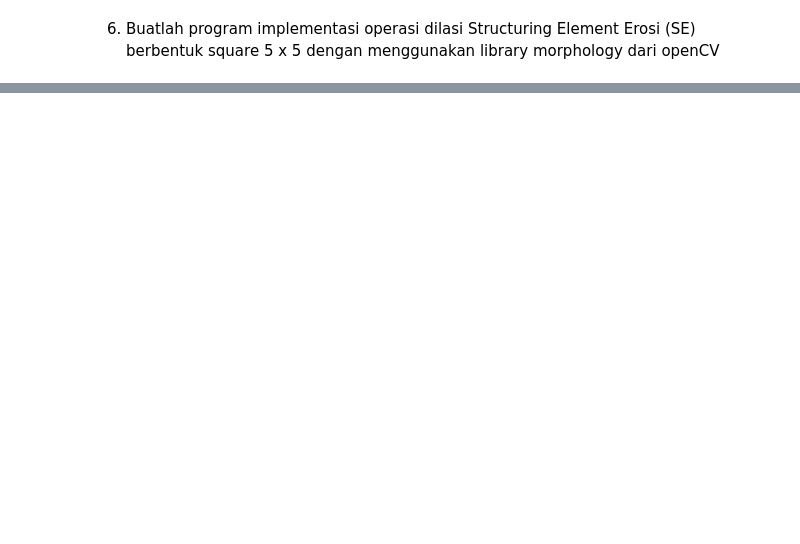
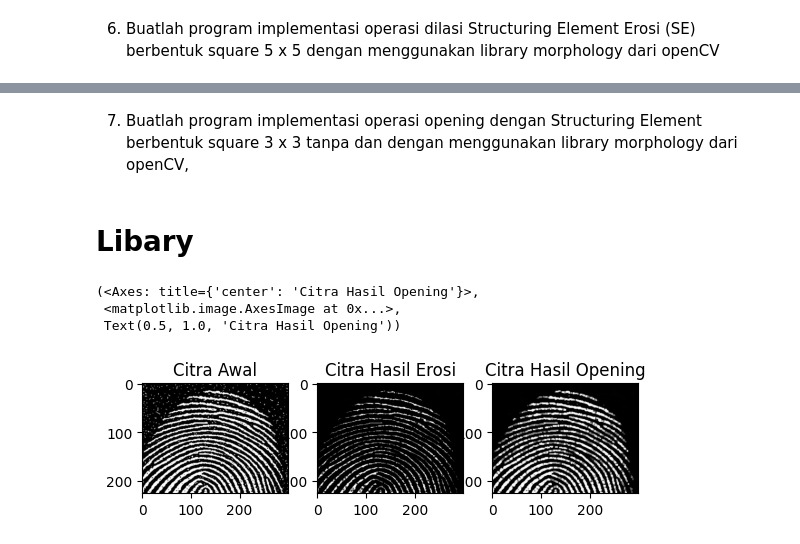
Before and after one commit to kausar-vento/PCVK_Genap_2023, a Jupyter notebook: Minggu 9/Week9.ipynb, the cells around one changed output, grey strips where cells are left out. Saved outputs shown, nothing was run; the diff lists cells and outputs as text; code cells hidden in the pictures; blank space fills up the shorter version.

```diff
--- a/Minggu 9/Week9.ipynb
+++ b/Minggu 9/Week9.ipynb
@@ -75,0 +111,23 @@ plt.subplot(122),plt.imshow(dilation),plt.title('Citra Hasil Dilasi')
+# %% [markdown]
+7. Buatlah program implementasi operasi opening dengan Structuring Element
+berbentuk square 3 x 3 tanpa dan dengan menggunakan library morphology dari
+openCV,
+# %% [markdown]
+# Libary
+# %%
+img_tugas_7 = cv2.imread('/content/drive/MyDrive/PCVK/Images/fingerprint.png')
+
+kernel_erosi = np.ones((3,3), np.uint8)
+dilation = cv2.erode(img_tugas_7, kernel_erosi, iterations = 1)
+
+kernel_opening = np.ones((3,3), np.uint8)
+opening = cv2.morphologyEx(img_tugas_7, cv2.MORPH_OPEN, kernel_opening)
+
+plt.subplot(131),plt.imshow(img_tugas_7),plt.title('Citra Awal')
+plt.subplot(132),plt.imshow(dilation),plt.title('Citra Hasil Erosi')
+plt.subplot(133),plt.imshow(opening),plt.title('Citra Hasil Opening')
+# %% [output]
+(<Axes: title={'center': 'Citra Hasil Opening'}>,
+ <matplotlib.image.AxesImage at 0x...>,
+ Text(0.5, 1.0, 'Citra Hasil Opening'))
+[figure, added]
```
Also changed, not shown: parts of 12 cells of this notebook.
